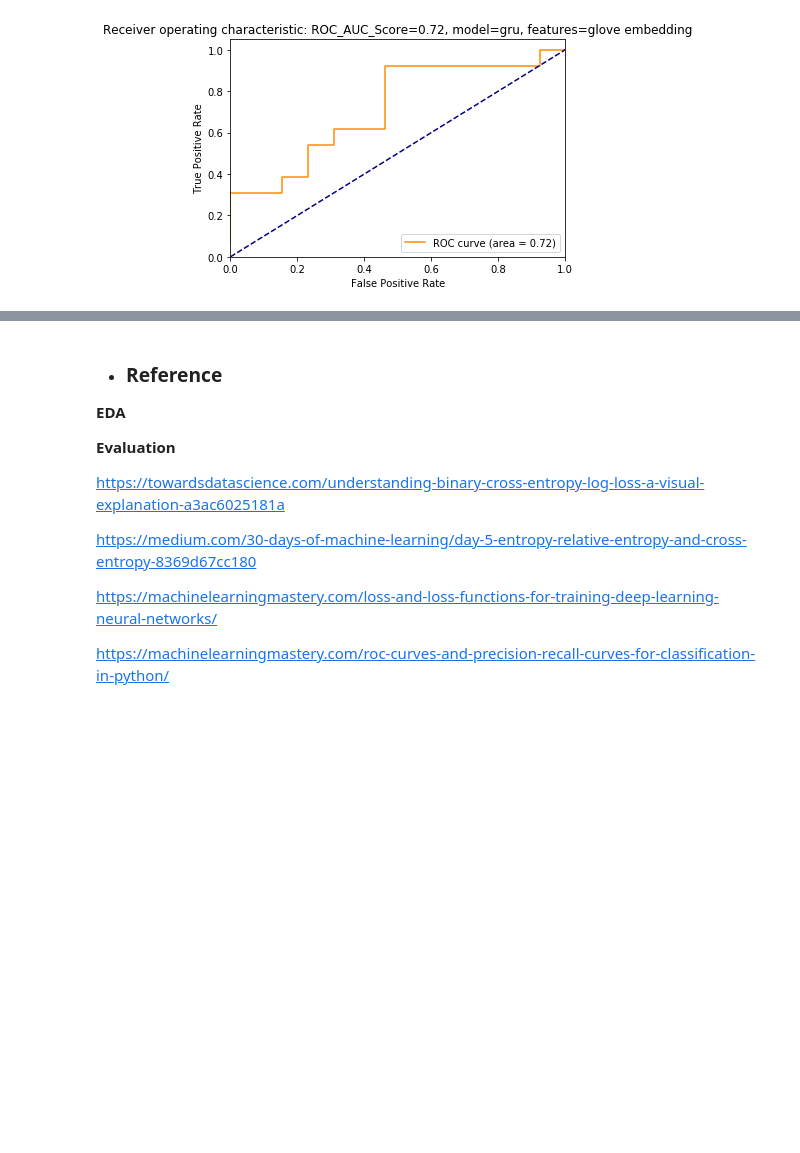
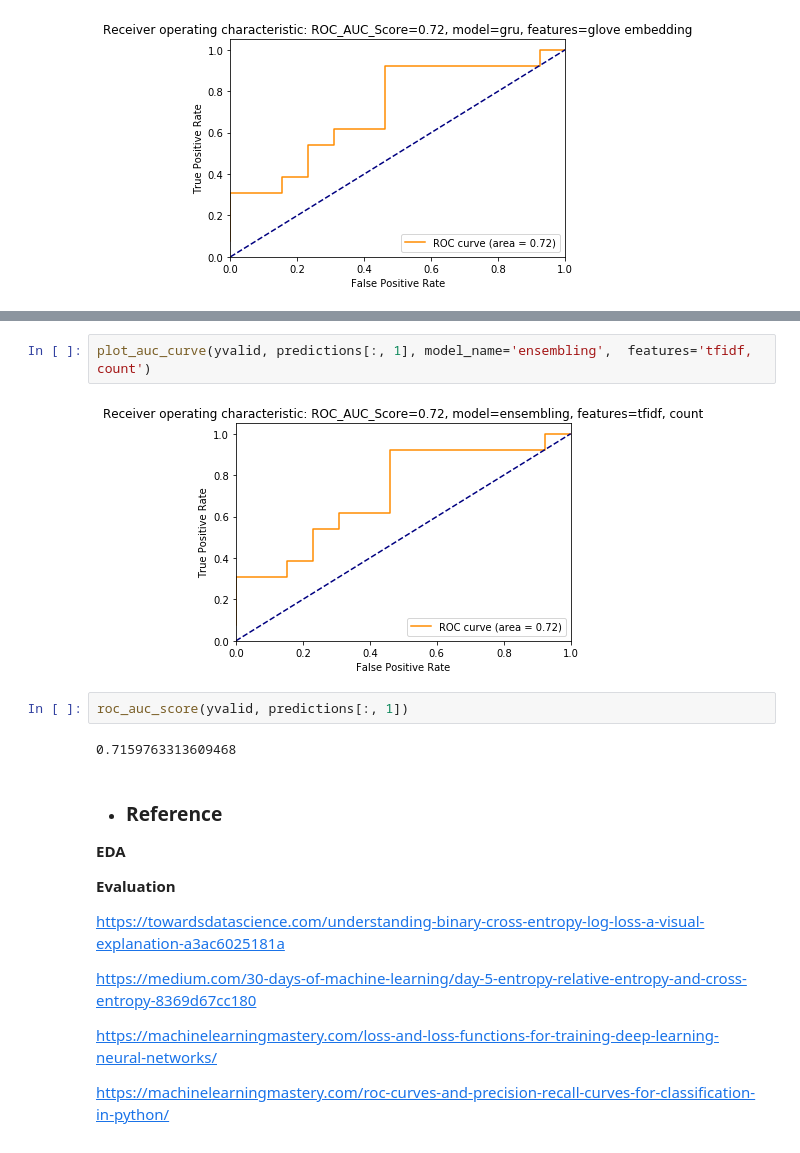
Before and after one commit to ck-unifr/german-wings-airline-challenge, a Jupyter notebook: german-wings-review.ipynb, the cells around one changed output, grey strips where cells are left out. Saved outputs shown, nothing was run; the diff lists cells and outputs as text; blank space fills up the shorter version.

```diff
--- a/german-wings-review.ipynb
+++ b/german-wings-review.ipynb
@@ -1367,3 +1598,11 @@ plot_auc_curve(yvalid, predictions[:, 1], model_name='gru',  features='glove emb
+# %%
+plot_auc_curve(yvalid, predictions[:, 1], model_name='ensembling',  features='tfidf, count')
+# %% [output]
+[figure, added]
+# %%
+roc_auc_score(yvalid, predictions[:, 1])
+# %% [output]
+0.7159763313609468
 # %% [markdown]
 - ### Reference
 
```
Also changed, not shown: parts of 9 cells of this notebook.
